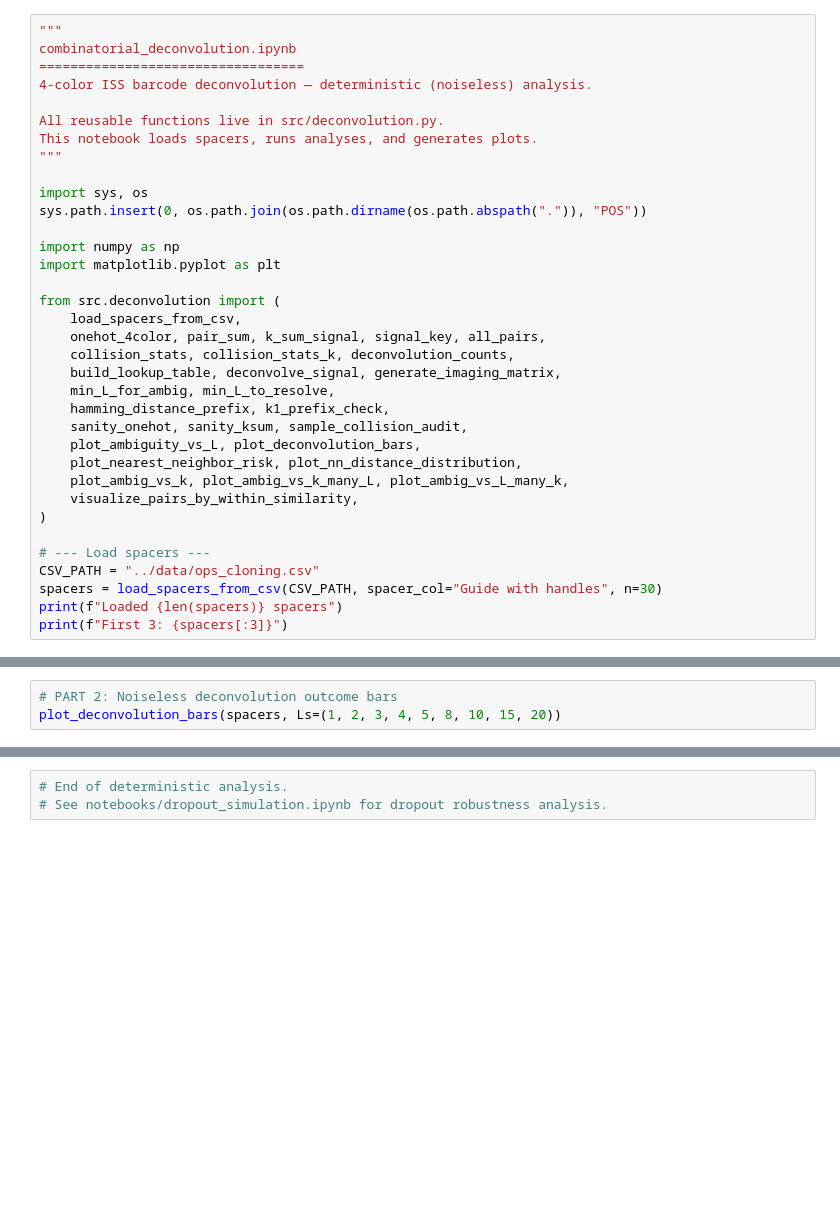
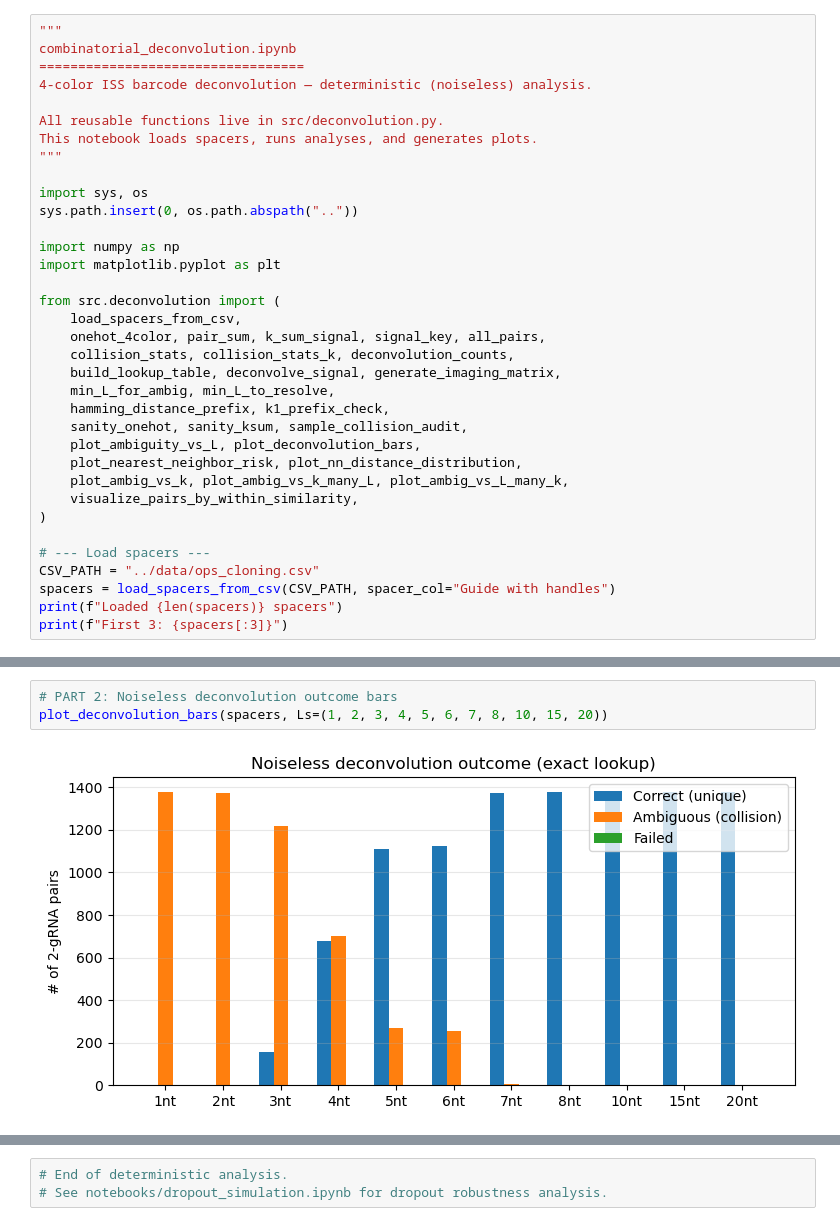
Before and after one commit to agurjar123/Pooled-Optical-Screens, a Jupyter notebook: notebooks/combinatorial_deconvolution.ipynb, the cells around one changed output, grey strips where cells are left out. Cells and saved outputs as stored; diff of their text form; blank space fills up the shorter version.

```diff
--- a/notebooks/combinatorial_deconvolution.ipynb
+++ b/notebooks/combinatorial_deconvolution.ipynb
@@ -9,7 +9,7 @@ This notebook loads spacers, runs analyses, and generates plots.
 """
 
 import sys, os
-sys.path.insert(0, os.path.join(os.path.dirname(os.path.abspath(".")), "POS"))
+sys.path.insert(0, os.path.abspath(".."))
 
 import numpy as np
 import matplotlib.pyplot as plt
@@ -30,6 +30,6 @@ from src.deconvolution import (
 
 # --- Load spacers ---
 CSV_PATH = "../data/ops_cloning.csv"
-spacers = load_spacers_from_csv(CSV_PATH, spacer_col="Guide with handles", n=30)
+spacers = load_spacers_from_csv(CSV_PATH, spacer_col="Guide with handles")
 print(f"Loaded {len(spacers)} spacers")
 print(f"First 3: {spacers[:3]}")
@@ -43,6 +54,8 @@ plot_nn_distance_distribution(spacers, L=20)
 # %%
 # PART 2: Noiseless deconvolution outcome bars
-plot_deconvolution_bars(spacers, Ls=(1, 2, 3, 4, 5, 8, 10, 15, 20))
+plot_deconvolution_bars(spacers, Ls=(1, 2, 3, 4, 5, 6, 7, 8, 10, 15, 20))
+# %% [output]
+[figure, added]
 # %%
 # PART 3: k-way collision scaling at fixed L values
 stats_L4  = [collision_stats_k(spacers, k, L=4)  for k in range(1, 6)]
```
Also changed, not shown: parts of 13 cells of this notebook, 3 other files.
